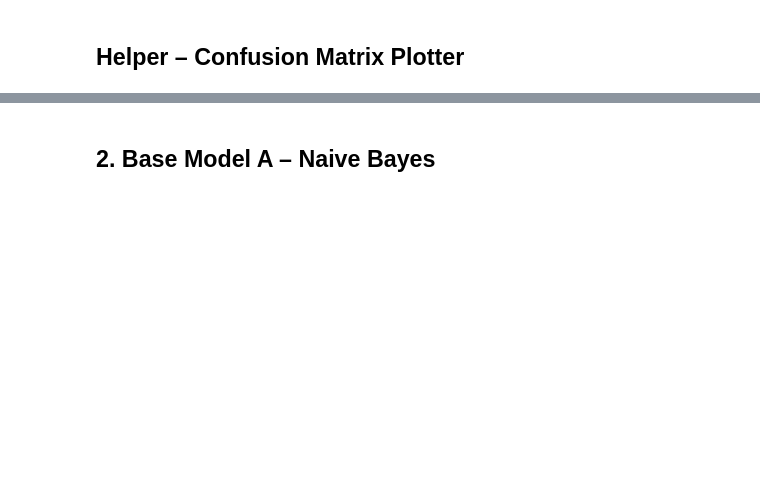
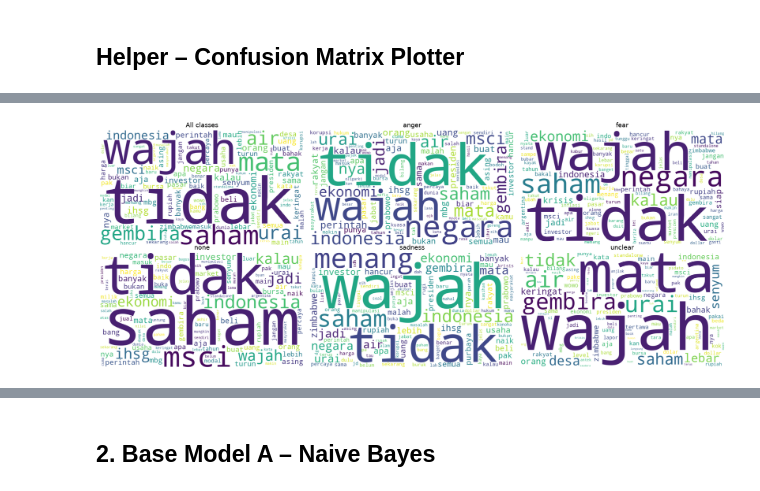
Before and after one commit to WilsonnnTan/ML, a Jupyter notebook: notebooks/model.ipynb, the cells around one changed output, grey strips where cells are left out. Drawn from its saved outputs; the diff is of its cells as text; code cells hidden in the pictures; blank space fills up the shorter version.

```diff
--- a/notebooks/model.ipynb
+++ b/notebooks/model.ipynb
@@ -90,0 +137,27 @@ print("Helper functions ready.")
+# %%
+# ---- Word cloud per class + overall ----
+def make_cloud(text):
+    if not text.strip():
+        return None
+    return WordCloud(width=800, height=450, background_color="white",
+                     stopwords=STOP, collocations=False, max_words=100,
+                     random_state=SEED).generate(text)
+
+panels = [("All classes", " ".join(texts_train))] + [
+    (name, " ".join(t for t, y in zip(texts_train, y_train) if y == i))
+    for i, name in enumerate(CLASS_NAMES)
+]
+
+ncols = 3
+nrows = int(np.ceil(len(panels) / ncols))
+fig, axes = plt.subplots(nrows, ncols, figsize=(6 * ncols, 3.6 * nrows))
+for ax, (title, text) in zip(axes.ravel(), panels):
+    wc = make_cloud(text)
+    if wc is not None:
+        ax.imshow(wc, interpolation="bilinear")
+    ax.set_title(title, fontsize=13); ax.axis("off")
+for ax in axes.ravel()[len(panels):]:
+    ax.axis("off")
+plt.tight_layout(); save_fig("wordclouds_per_class"); plt.show()
+# %% [output]
+[figure, added]
```
Also changed, not shown: parts of 22 cells of this notebook, 25 other files.
